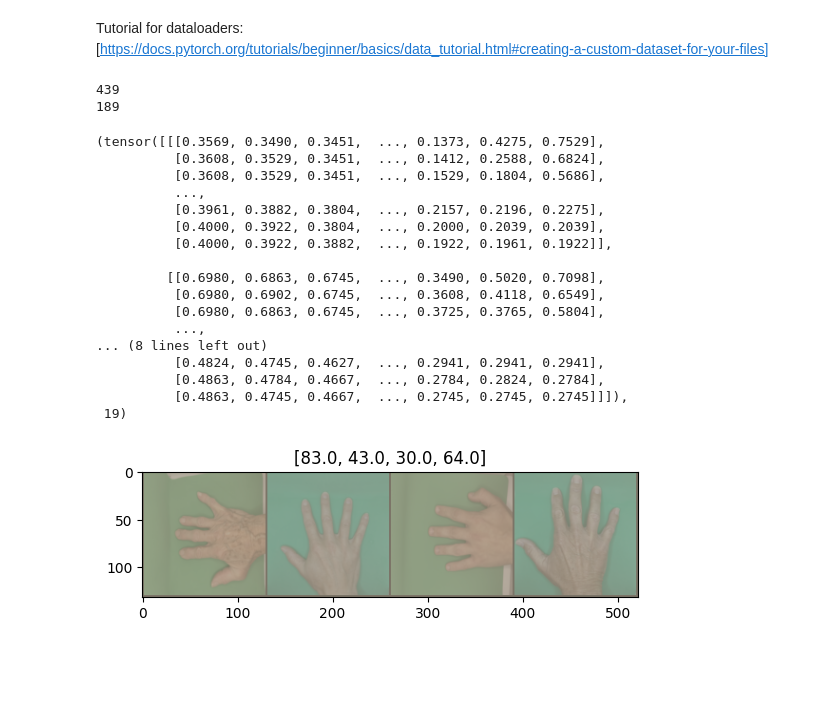
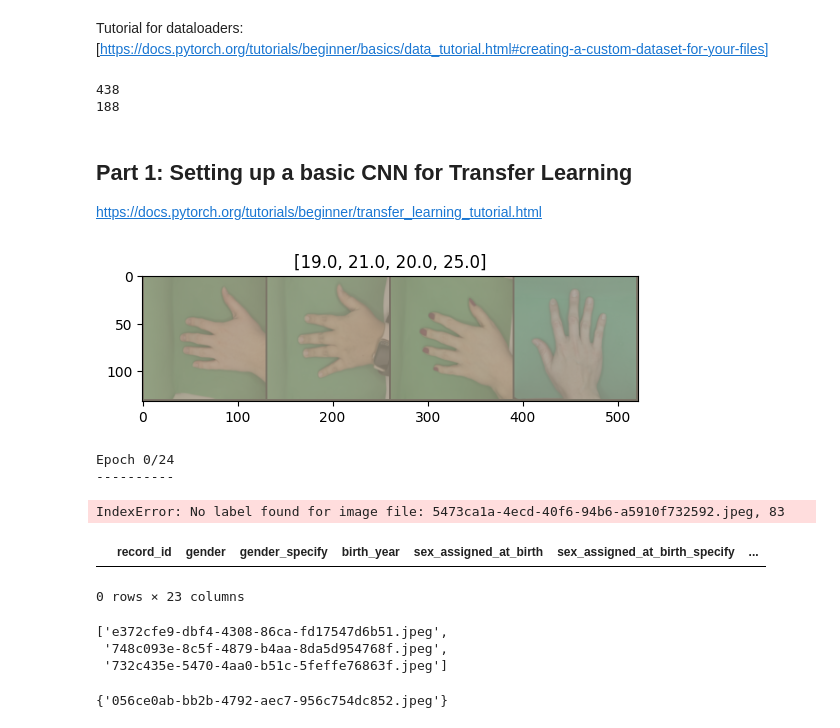
Before and after one commit to velexi-research/DermaML, a Jupyter notebook: notebooks/2025-09-15-NT-Torch_Dataset.ipynb, the cells around one changed output. Drawn from its saved outputs; the diff is of its cells as text; code cells hidden in the pictures; blank space fills up the shorter version.

```diff
--- a/notebooks/2025-09-15-NT-Torch_Dataset.ipynb
+++ b/notebooks/2025-09-15-NT-Torch_Dataset.ipynb
@@ -66,10 +66,10 @@ class HawkeyeHandsDataset(Dataset):
             ):
 
         # load metadata
-        self.metadata = pd.read_csv(metadata_file)
+        self.metadata_all = pd.read_csv(metadata_file)
         self.metadata_filename_column = metadata_filename_column
         # filter metadata to only include images in dataset_filenames
-        self.metadata = self.metadata[self.metadata[metadata_filename_column].isin(filename_jpeg)]
+        self.metadata = self.metadata_all[self.metadata_all[metadata_filename_column].isin(filename_jpeg)]
 
         # set labels
         self.classes = self.metadata[label]
@@ -87,19 +87,24 @@ class HawkeyeHandsDataset(Dataset):
 
     def __getitem__(self, idx):
         fname = self.filename_jpeg[idx]
-
-        # load in image
         img_path = os.path.join(self.img_dir, fname)
-        # image = decode_image(img_path) # reads as tensor
-
-        # read image as array
         image = Image.open(img_path)
 
-        # get label for image
-        label = self.metadata.loc[self.metadata[self.metadata_filename_column] == fname, 'age'].values[0]
+        try:
+            if fname in ['e372cfe9-dbf4-4308-86ca-fd17547d6b51.jpeg',
+                        '748c093e-8c5f-4879-b4aa-8da5d954768f.jpeg',
+                        '732c435e-5470-4aa0-b51c-5feffe76863f.jpeg',
+                        '056ce0ab-bb2b-4792-aec7-956c754dc852.jpeg']:
+                raise IndexError(f"Skipping corrupted image file: {fname}, {idx}")
+            label = self.metadata.loc[self.metadata[self.metadata_filename_column] == fname, 'age'].values[0]
+        except IndexError:
+            raise IndexError(f"No label found for image file: {fname}, {idx}")
 
         if self.transform:
             image = self.transform(image)
+
+
+        label = torch.tensor(float(label), dtype=torch.float32)
         if self.target_transform:
             label = self.target_transform(label)
         return image, label
@@ -138,28 +143,11 @@ image_datasets = {x: HawkeyeHandsDataset(
                   for x, data in zip(['train', 'val'], [train_files, test_files])
                   }
 # %% [output]
-439
-189
+438
+188
-# %%
-image_datasets['train'].__getitem__(0)
-# %% [output]
-(tensor([[[0.3569, 0.3490, 0.3451,  ..., 0.1373, 0.4275, 0.7529],
-          [0.3608, 0.3529, 0.3451,  ..., 0.1412, 0.2588, 0.6824],
-          [0.3608, 0.3529, 0.3451,  ..., 0.1529, 0.1804, 0.5686],
-          ...,
-          [0.3961, 0.3882, 0.3804,  ..., 0.2157, 0.2196, 0.2275],
-          [0.4000, 0.3922, 0.3804,  ..., 0.2000, 0.2039, 0.2039],
-          [0.4000, 0.3922, 0.3882,  ..., 0.1922, 0.1961, 0.1922]],
-
-         [[0.6980, 0.6863, 0.6745,  ..., 0.3490, 0.5020, 0.7098],
-          [0.6980, 0.6902, 0.6745,  ..., 0.3608, 0.4118, 0.6549],
-          [0.6980, 0.6863, 0.6745,  ..., 0.3725, 0.3765, 0.5804],
-          ...,
-... (8 lines left out)
-          [0.4824, 0.4745, 0.4627,  ..., 0.2941, 0.2941, 0.2941],
-          [0.4863, 0.4784, 0.4667,  ..., 0.2784, 0.2824, 0.2784],
-          [0.4863, 0.4745, 0.4667,  ..., 0.2745, 0.2745, 0.2745]]]),
- 19)
+# %% [markdown]
+## Part 1: Setting up a basic CNN for Transfer Learning
+https://docs.pytorch.org/tutorials/beginner/transfer_learning_tutorial.html
 # %%
 dataloaders = {x: torch.utils.data.DataLoader(
                         image_datasets[x],
@@ -174,23 +162,24 @@ dataset_sizes = {x: len(image_datasets[x]) for x in ['train', 'val']}
 # %%
 def imshow(inp, title=None):
     """Display image for Tensor."""
     inp = inp.numpy().transpose((1, 2, 0))
     mean = np.array([0.485, 0.456, 0.406])
     std = np.array([0.229, 0.224, 0.225])
     inp = std * inp + mean
     inp = np.clip(inp, 0, 1)
     plt.imshow(inp)
     if title is not None:
         plt.title(title)
     plt.pause(0.001)  # pause a bit so that plots are updated
 
 
 # Get a batch of training data
 inputs, classes = next(iter(dataloaders['train']))
+class_names = image_datasets['train'].classes
 
 # Make a grid from batch
 out = torchvision.utils.make_grid(inputs)
 
 imshow(out, title=[float(x) for x in classes])
 # %% [output]
-[figure, old version]
+[figure, new version]
@@ -196,0 +306,7 @@ imshow(out, title=[float(x) for x in classes])
+# %%
+model_ft = train_model(model_ft, criterion, optimizer_ft, exp_lr_scheduler,
+                       num_epochs=25)
+# %% [output]
+Epoch 0/24
+----------
+IndexError: No label found for image file: 5473ca1a-4ecd-40f6-94b6-a5910f732592.jpeg, 83
@@ -196,0 +315,15 @@ imshow(out, title=[float(x) for x in classes])
+# %%
+df[df['hand_image_file']=='5473ca1a-4ecd-40f6-94b6-a5910f732592.jpg']
+# %% [output]
+|  | record_id | gender | gender_specify | birth_year | sex_assigned_at_birth | sex_assigned_at_birth_specify | ... |
+0 rows × 23 columns
+# %%
+[x for x in df.hand_image_file.tolist() if '547' in x]
+# %% [output]
+['e372cfe9-dbf4-4308-86ca-fd17547d6b51.jpeg',
+ '748c093e-8c5f-4879-b4aa-8da5d954768f.jpeg',
+ '732c435e-5470-4aa0-b51c-5feffe76863f.jpeg']
+# %%
+set(test_files) ^ set(df.hand_image_file.tolist())
+# %% [output]
+{'056ce0ab-bb2b-4792-aec7-956c754dc852.jpeg'}
```
Also changed, not shown: parts of 5 cells of this notebook, 3 other files.
